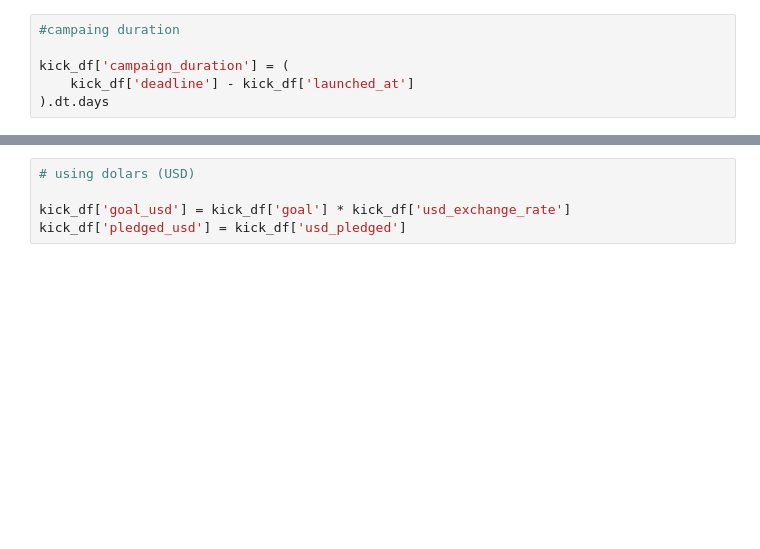
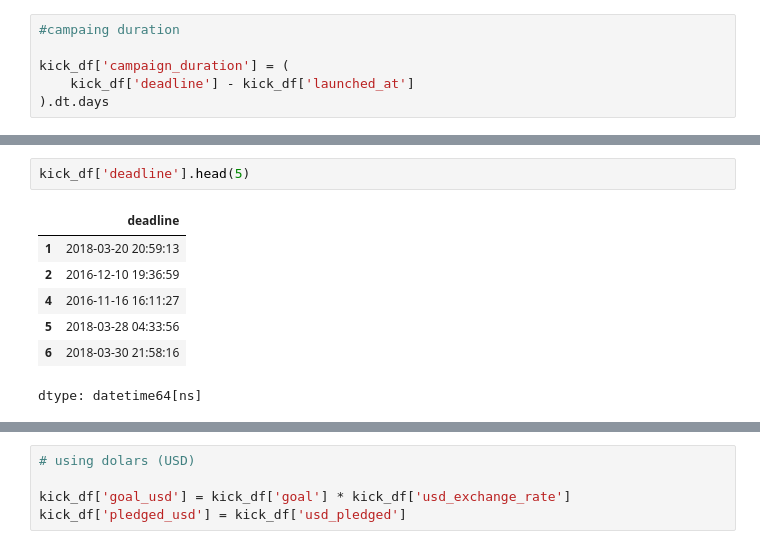
Before and after one commit to RicardoMA19/Kickstarter-Campaing-Launch-Assitant, a Jupyter notebook: Kickstarter-Assistant-Project.ipynb, the cells around one changed output, grey strips where cells are left out. Cells and saved outputs as stored; diff of their text form; blank space fills up the shorter version.

```diff
--- a/Kickstarter-Assistant-Project.ipynb
+++ b/Kickstarter-Assistant-Project.ipynb
@@ -123,0 +134,10 @@ kick_df['campaign_duration'] = (
+# %%
+kick_df['deadline'].head(5)
+# %% [output]
+|  | deadline |
+| 1 | 2018-03-20 20:59:13 |
+| 2 | 2016-12-10 19:36:59 |
+| 4 | 2016-11-16 16:11:27 |
+| 5 | 2018-03-28 04:33:56 |
+| 6 | 2018-03-30 21:58:16 |
+dtype: datetime64[ns]
```
Also changed, not shown: parts of 3 cells of this notebook.
